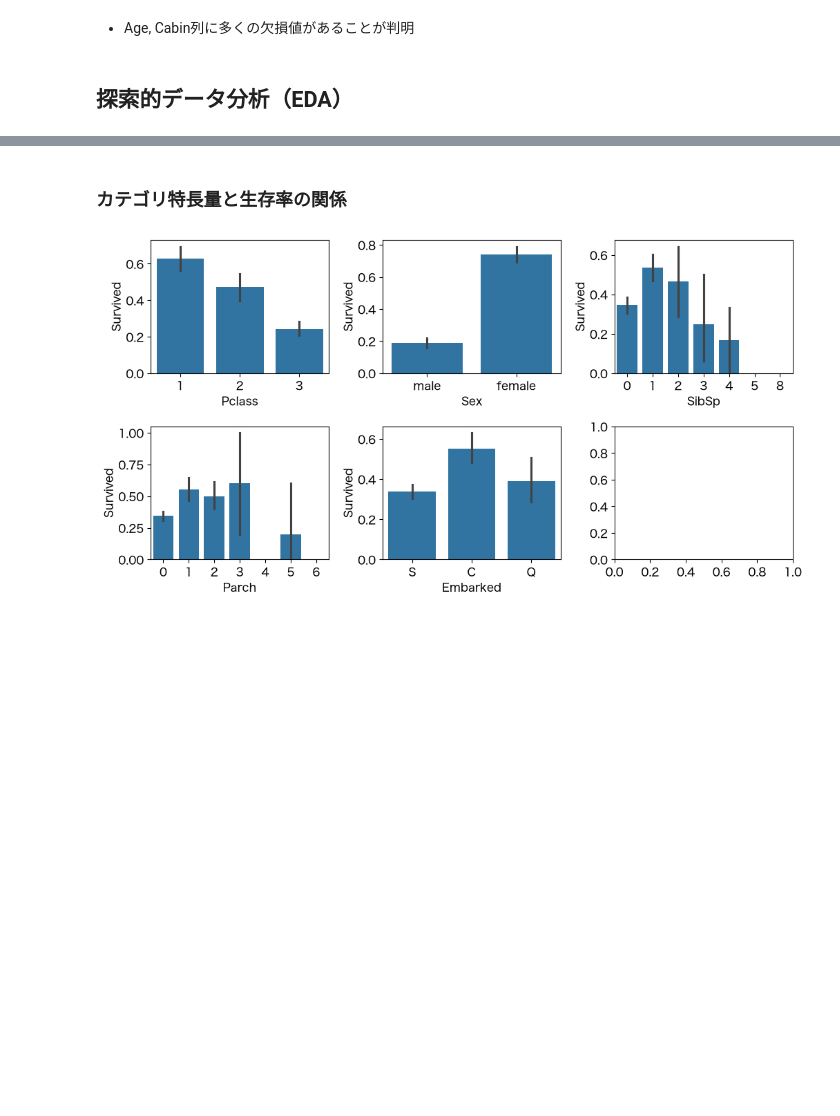
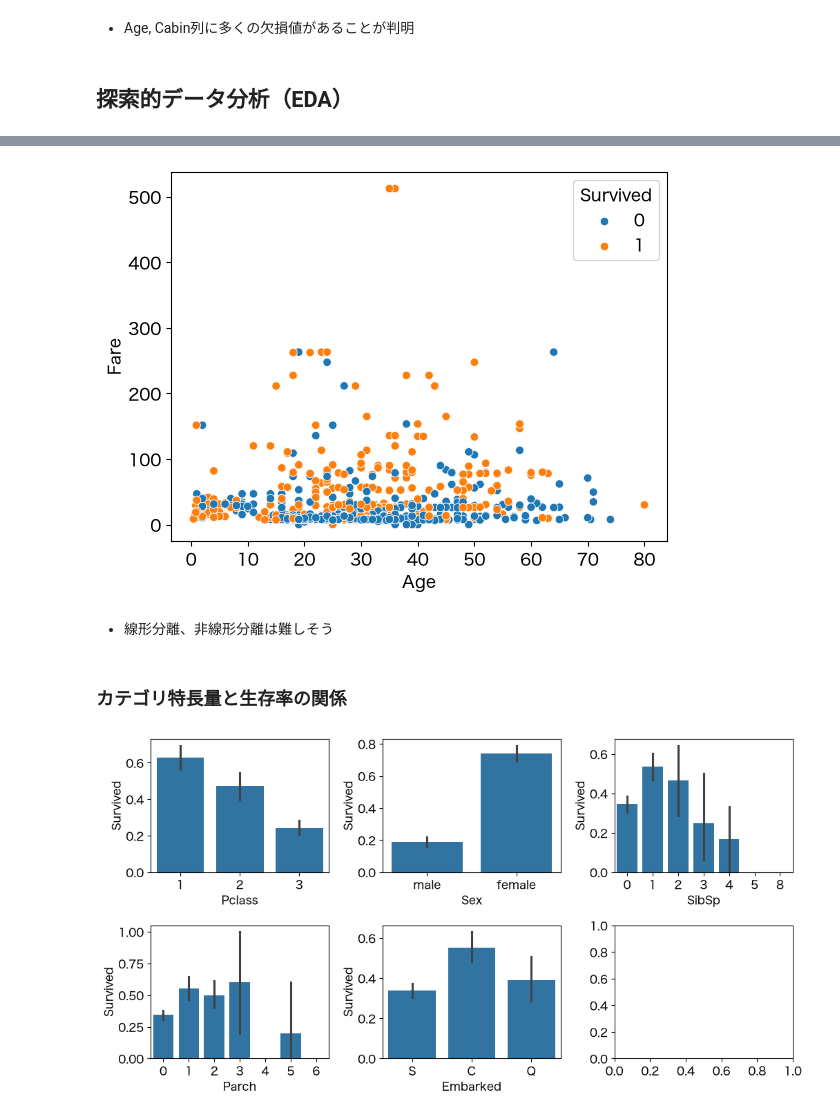
Before and after one commit to yasunobu-nonaka/machine-learning-notebooks, a Jupyter notebook: titanic/note.ipynb, the cells around one changed output, grey strips where cells are left out. Saved outputs shown, nothing was run; the diff lists cells and outputs as text; code cells hidden in the pictures; blank space fills up the shorter version.

```diff
--- a/titanic/note.ipynb
+++ b/titanic/note.ipynb
@@ -107,3 +121,10 @@ df_train[df_train["Age"].isna()].sample(5, random_state=42)
+# %%
+sns.scatterplot(df_train, x="Age", y="Fare", hue="Survived")
+plt.show()
+# %% [output]
+[figure, added]
+# %% [markdown]
+- 線形分離、非線形分離は難しそう
 # %% [markdown]
 ### カテゴリ特長量と生存率の関係
 # %%
```
Also changed, not shown: parts of 3 cells of this notebook.
